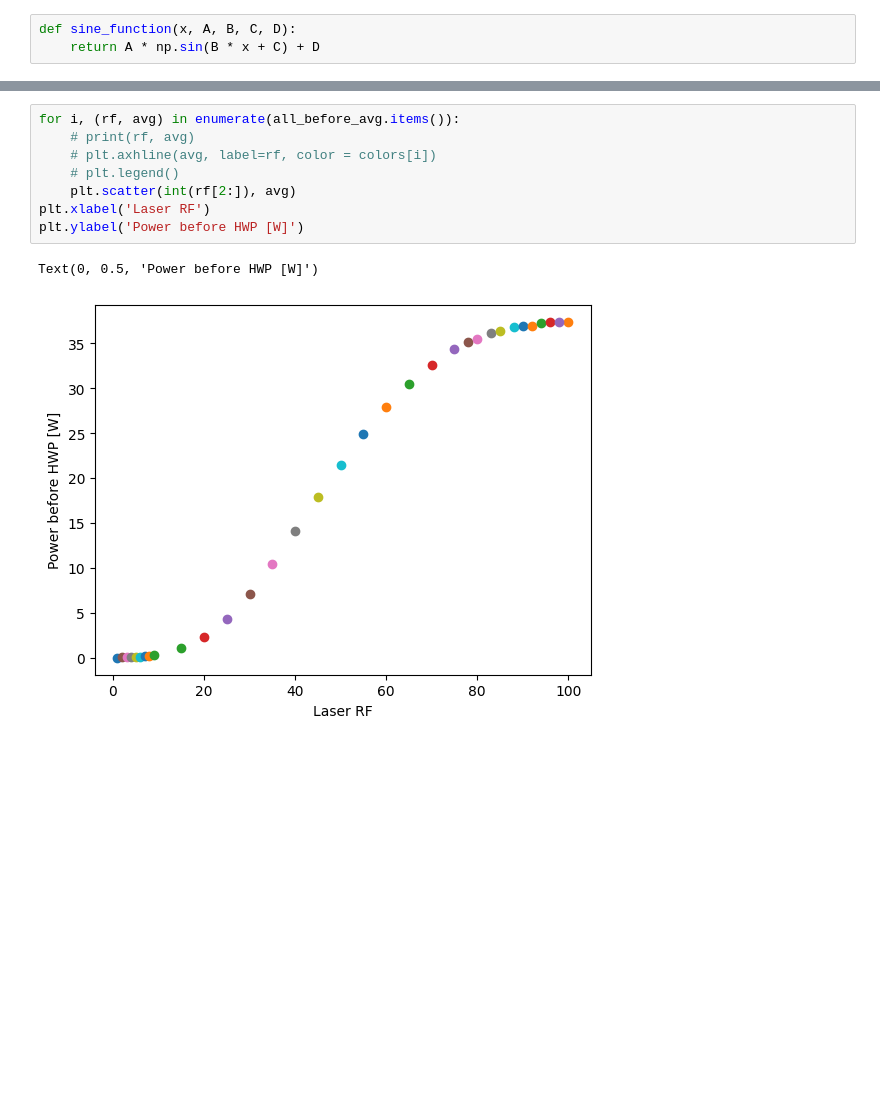
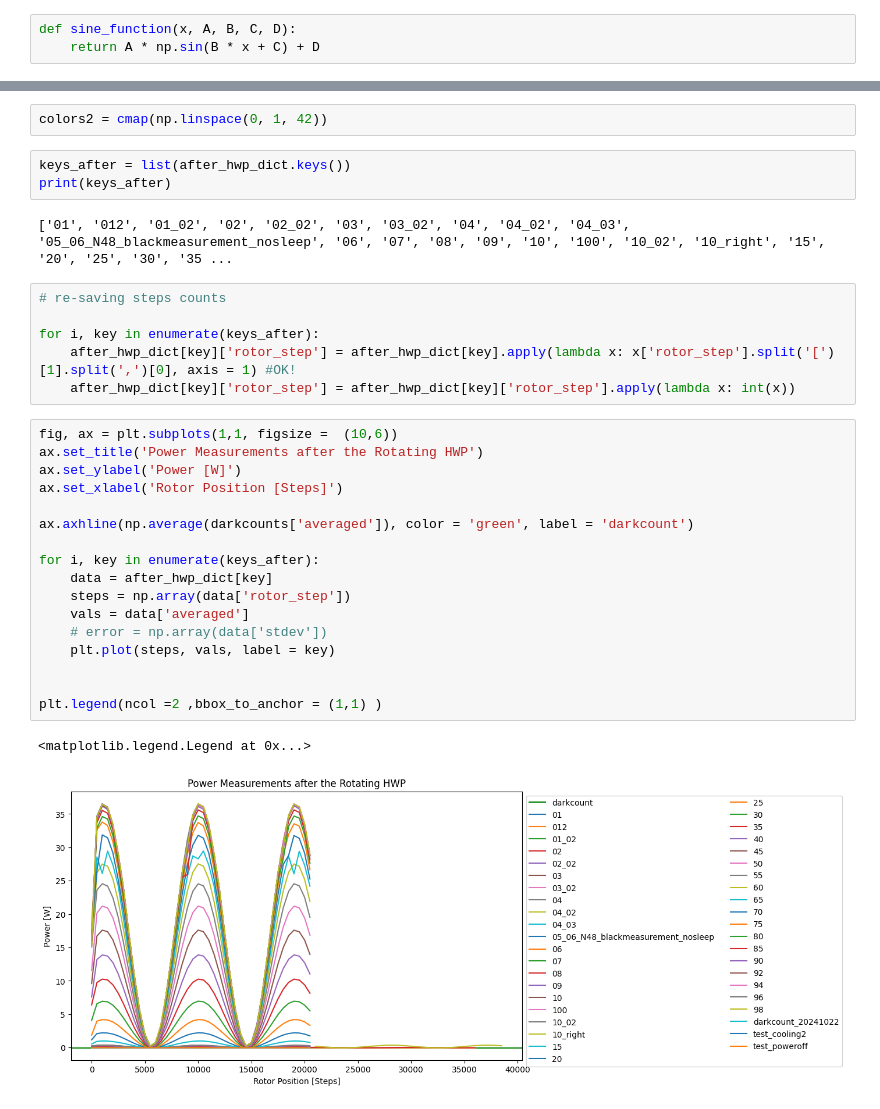
Before and after one commit to JuffmannLab/Fieldmax, a Jupyter notebook: quick_plotter.ipynb, the cells around one changed output, grey strips where cells are left out. Saved outputs shown, nothing was run; the diff lists cells and outputs as text; blank space fills up the shorter version.

```diff
--- a/quick_plotter.ipynb
+++ b/quick_plotter.ipynb
@@ -128,11 +118,33 @@ for i, (rf, avg) in enumerate(all_before_avg.items()):
-# %%
-for i, (rf, avg) in enumerate(all_before_avg.items()):
-    # print(rf, avg)
-    # plt.axhline(avg, label=rf, color = colors[i])
-    # plt.legend()
-    plt.scatter(int(rf[2:]), avg)
-plt.xlabel('Laser RF')
-plt.ylabel('Power before HWP [W]')
-# %% [output]
-Text(0, 0.5, 'Power before HWP [W]')
-[figure, removed]
+# %%
+colors2 = cmap(np.linspace(0, 1, 42))
+# %%
+keys_after = list(after_hwp_dict.keys())
+print(keys_after)
+# %% [output]
+['01', '012', '01_02', '02', '02_02', '03', '03_02', '04', '04_02', '04_03', '05_06_N48_blackmeasurement_nosleep', '06', '07', '08', '09', '10', '100', '10_02', '10_right', '15', '20', '25', '30', '35 ...
+# %%
+# re-saving steps counts
+
+for i, key in enumerate(keys_after):
+    after_hwp_dict[key]['rotor_step'] = after_hwp_dict[key].apply(lambda x: x['rotor_step'].split('[')[1].split(',')[0], axis = 1) #OK!
+    after_hwp_dict[key]['rotor_step'] = after_hwp_dict[key]['rotor_step'].apply(lambda x: int(x))
+# %%
+fig, ax = plt.subplots(1,1, figsize =  (10,6))
+ax.set_title('Power Measurements after the Rotating HWP')
+ax.set_ylabel('Power [W]')
+ax.set_xlabel('Rotor Position [Steps]')
+
+ax.axhline(np.average(darkcounts['averaged']), color = 'green', label = 'darkcount')
+
+for i, key in enumerate(keys_after):
+    data = after_hwp_dict[key]
+    steps = np.array(data['rotor_step'])
+    vals = data['averaged']
+    # error = np.array(data['stdev'])
+    plt.plot(steps, vals, label = key)
+
+
+plt.legend(ncol =2 ,bbox_to_anchor = (1,1) )
+# %% [output]
+<matplotlib.legend.Legend at 0x...>
+[figure, added]
```
Also changed, not shown: parts of 19 cells of this notebook.
